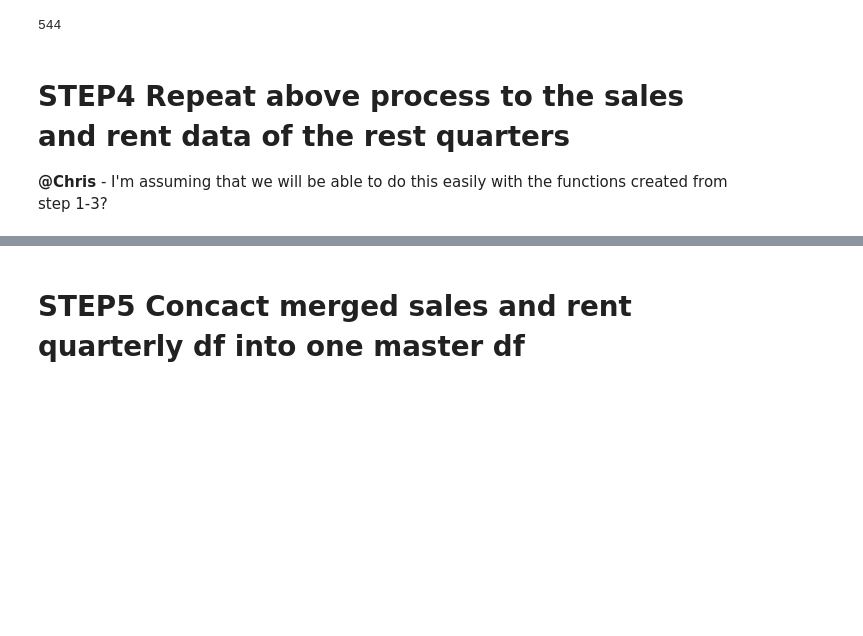
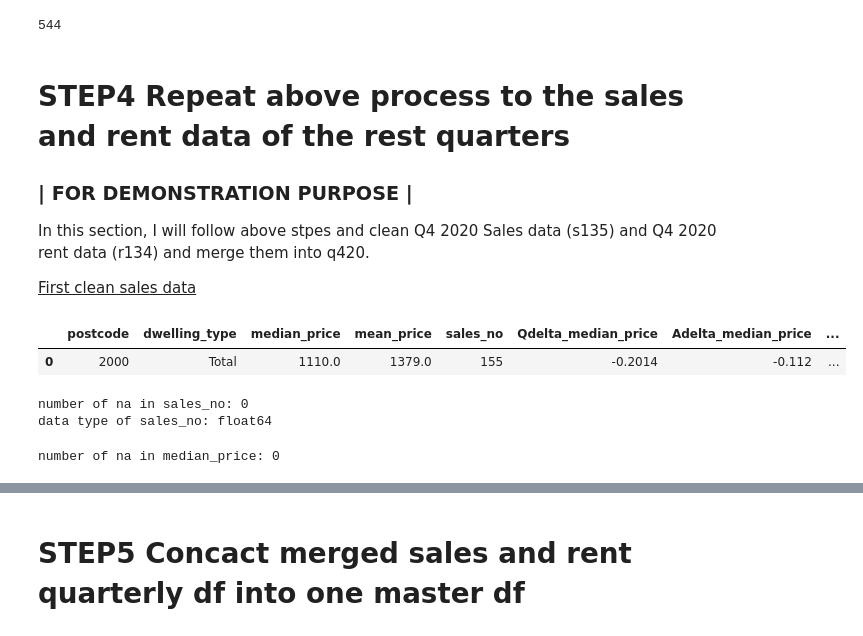
Before and after one commit to walthersy/NSW-house-price, a Jupyter notebook: Data Cleaning Process.ipynb, the cells around one changed output, grey strips where cells are left out. Cells and saved outputs as stored; diff of their text form; code cells hidden in the pictures; blank space fills up the shorter version.

```diff
--- a/Data Cleaning Process.ipynb
+++ b/Data Cleaning Process.ipynb
@@ -370,4 +391,71 @@ q121['postcode'].nunique()
 # %% [markdown]
 # STEP4 Repeat above process to the sales and rent data of the rest quarters #
 
-**@Chris** - I'm assuming that we will be able to do this easily with the functions created from step 1-3?
+
+
+### | FOR DEMONSTRATION PURPOSE | ###
+
+In this section, I will follow above stpes and clean Q4 2020 Sales data (s135) and Q4 2020 rent data (r134) and merge them into q420.
+
+<u>First clean sales data</u>
+# %%
+# Read Q4 2020 sales data (s135)
+s135 = "Files/Sales/Issue-135-Sales-tables-December-2020-quarter.xlsx"
+s135 = pd.read_excel(s135, sheet_name="Postcode", na_values='-', header=6)
+
+# Rename columns
+rename_cols= {'Postcode':'postcode',
+             'Dwelling Type':'dwelling_type',
+             "First Quartile Sales Price\n$'000s" : '25%_price',
+             "Median Sales Price\n$'000s" : 'median_price',
+             "Third Quartile Sales Price\n'000s" : '75%_price',
+             "Mean Sales Price\n$'000s" : 'mean_price',
+             'Sales\nNo.':'sales_no',
+             'Qtly change in Median':'Qdelta_median_price',
+             'Annual change in Median':'Adelta_median_price',
+             'Qtly change in Count':'Qdelta_sales_no',
+             'Annual change in Count':'Adelta_sales_no'}
+s135.rename(columns=rename_cols, inplace=True)
+
+# Drop unwanted columns
+s135 = s135.drop(columns=['25%_price', '75%_price'], axis=1)
+
+s135.head(1)
+# %% [output]
+|  | postcode | dwelling_type | median_price | mean_price | sales_no | Qdelta_median_price | Adelta_median_price | ... |
+| 0 | 2000 | Total | 1110.0 | 1379.0 | 155 | -0.2014 | -0.112 | ... |
+# %%
+# Imputation of sales number
+s135.loc[s135['sales_no'].isnull(), 'sales_no'] = 5.0 # Impute na with 5
+s135.loc[s135['sales_no'] == 's', 'sales_no'] = 20.0 # Impute s with 20
+s135['sales_no'] = s135['sales_no'].astype(float) # Cast type as float
+
+print("number of na in sales_no:", s135['sales_no'].isnull().sum())
+print("data type of sales_no:", s135['sales_no'].dtype)
+# %% [output]
+number of na in sales_no: 0
+data type of sales_no: float64
+# %%
+# Imputation of median_price (by dwelling type)
+
+# Total
+imp_total = s135.loc[(s135['median_price'].notna()) & (s135['dwelling_type']=='Total'),
+                     'median_price'].median() # calculate imputer value
+s135.loc[(s135['median_price'].isnull()) & (s135['dwelling_type']=='Total'),
+         'median_price']= imp_total #impute
+
+# Strata
+imp_strata = s135.loc[(s135['median_price'].notna()) & (s135['dwelling_type']=='Strata'),
+                     'median_price'].median()
+s135.loc[(s135['median_price'].isnull()) & (s135['dwelling_type']=='Strata'),
+         'median_price']= imp_strata
+
+# Non-Strata
+imp_ns = s135.loc[(s135['median_price'].notna()) & (s135['dwelling_type']=='Non Strata'),
+                     'median_price'].median()
+s135.loc[(s135['median_price'].isnull()) & (s135['dwelling_type']=='Non Strata'),
+         'median_price']= imp_ns
+
+print("number of na in median_price:", s135['median_price'].isnull().sum())
+# %% [output]
+number of na in median_price: 0
```
Also changed, not shown: parts of 10 cells of this notebook.
